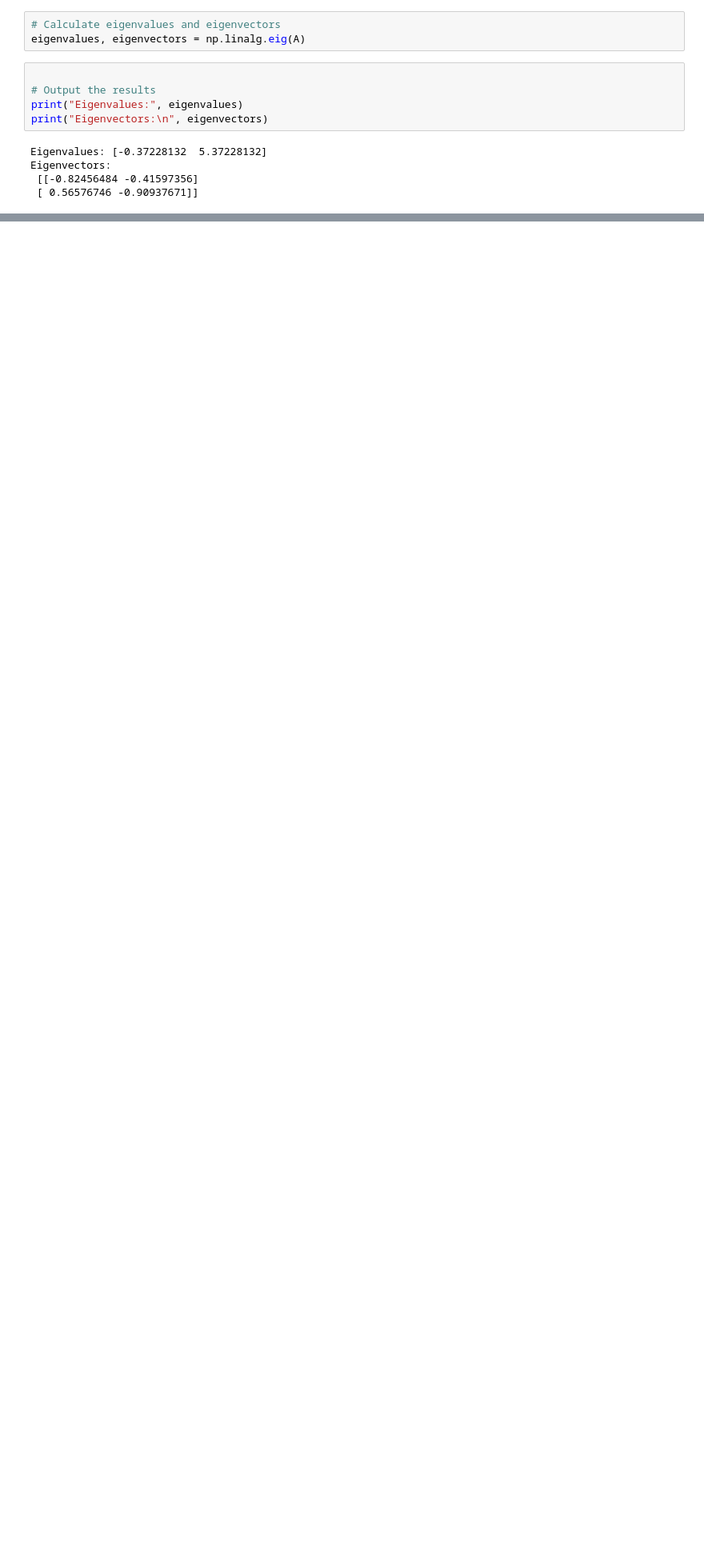
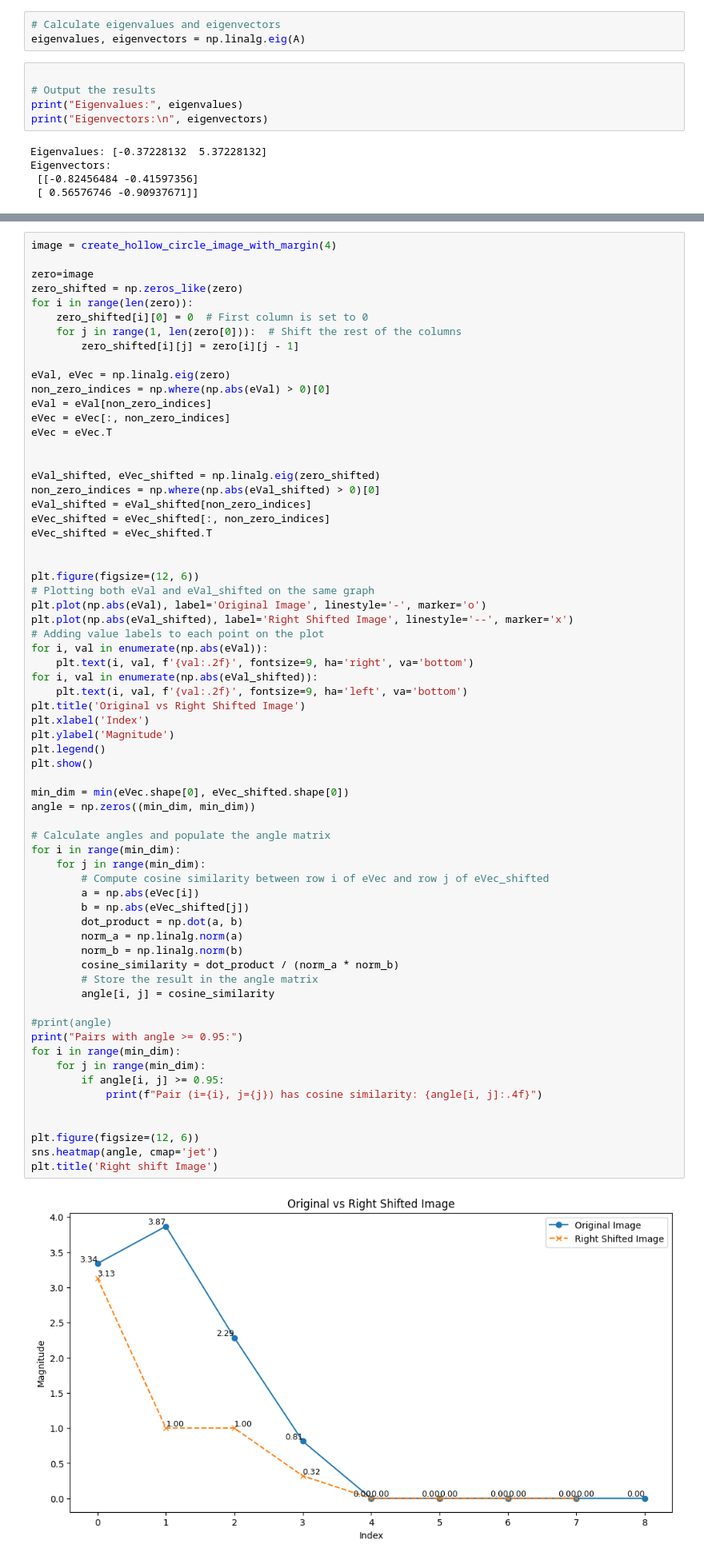
Before and after one commit to Nandini-Kanawade/BreakingUp_CNN, a Jupyter notebook: MatrixDecomposition.ipynb, the cells around one changed output, grey strips where cells are left out. Shown at 80% size. Saved outputs shown, nothing was run; the diff lists cells and outputs as text; blank space fills up the shorter version.

```diff
--- a/MatrixDecomposition.ipynb
+++ b/MatrixDecomposition.ipynb
@@ -57,0 +59,68 @@ plt.show()
+# %%
+image = create_hollow_circle_image_with_margin(4)
+
+zero=image
+zero_shifted = np.zeros_like(zero)
+for i in range(len(zero)):
+    zero_shifted[i][0] = 0  # First column is set to 0
+    for j in range(1, len(zero[0])):  # Shift the rest of the columns
+        zero_shifted[i][j] = zero[i][j - 1]
+
+eVal, eVec = np.linalg.eig(zero)
+non_zero_indices = np.where(np.abs(eVal) > 0)[0]
+eVal = eVal[non_zero_indices]
+eVec = eVec[:, non_zero_indices]
+eVec = eVec.T
+
+
+eVal_shifted, eVec_shifted = np.linalg.eig(zero_shifted)
+non_zero_indices = np.where(np.abs(eVal_shifted) > 0)[0]
+eVal_shifted = eVal_shifted[non_zero_indices]
+eVec_shifted = eVec_shifted[:, non_zero_indices]
+eVec_shifted = eVec_shifted.T
+
+
+plt.figure(figsize=(12, 6))
+# Plotting both eVal and eVal_shifted on the same graph
+plt.plot(np.abs(eVal), label='Original Image', linestyle='-', marker='o')
+plt.plot(np.abs(eVal_shifted), label='Right Shifted Image', linestyle='--', marker='x')
+# Adding value labels to each point on the plot
+for i, val in enumerate(np.abs(eVal)):
+    plt.text(i, val, f'{val:.2f}', fontsize=9, ha='right', va='bottom')
+for i, val in enumerate(np.abs(eVal_shifted)):
+    plt.text(i, val, f'{val:.2f}', fontsize=9, ha='left', va='bottom')
+plt.title('Original vs Right Shifted Image')
+plt.xlabel('Index')
+plt.ylabel('Magnitude')
+plt.legend()
+plt.show()
+
+min_dim = min(eVec.shape[0], eVec_shifted.shape[0])
+angle = np.zeros((min_dim, min_dim))
+
+# Calculate angles and populate the angle matrix
+for i in range(min_dim):
+    for j in range(min_dim):
+        # Compute cosine similarity between row i of eVec and row j of eVec_shifted
+        a = np.abs(eVec[i])
+        b = np.abs(eVec_shifted[j])
+        dot_product = np.dot(a, b)
+        norm_a = np.linalg.norm(a)
+        norm_b = np.linalg.norm(b)
+        cosine_similarity = dot_product / (norm_a * norm_b)
+        # Store the result in the angle matrix
+        angle[i, j] = cosine_similarity
+
+#print(angle)
+print("Pairs with angle >= 0.95:")
+for i in range(min_dim):
+    for j in range(min_dim):
+        if angle[i, j] >= 0.95:
+            print(f"Pair (i={i}, j={j}) has cosine similarity: {angle[i, j]:.4f}")
+
+
+plt.figure(figsize=(12, 6))
+sns.heatmap(angle, cmap='jet')
+plt.title('Right shift Image')
+# %% [output]
+[figure, added]
```
Also changed, not shown: parts of 10 cells of this notebook, 4 other files.
